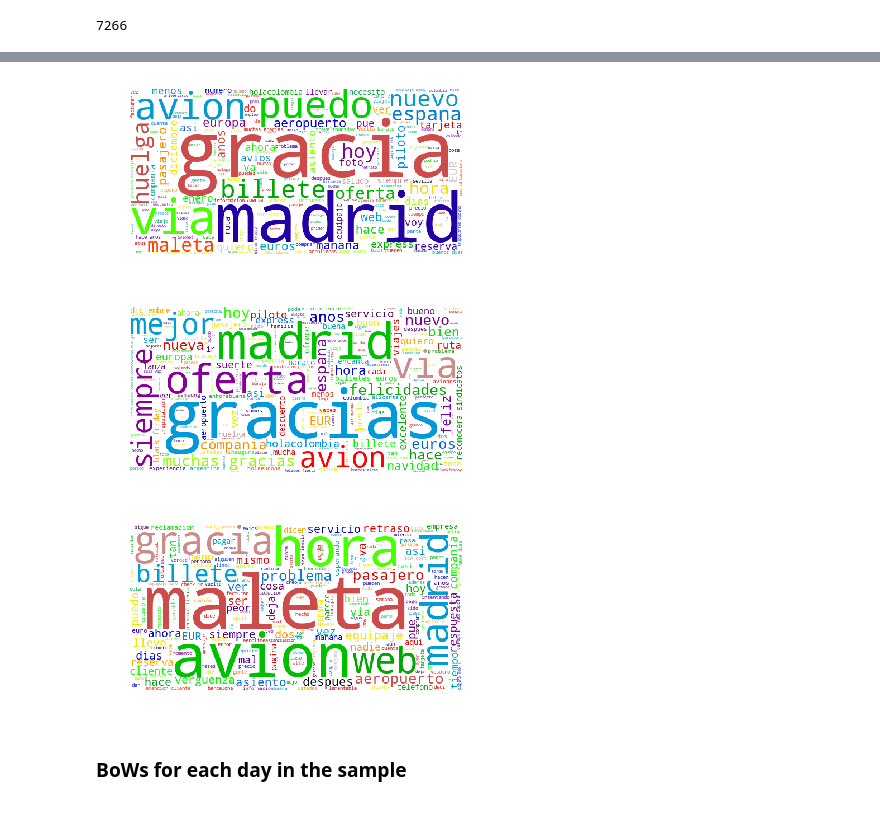
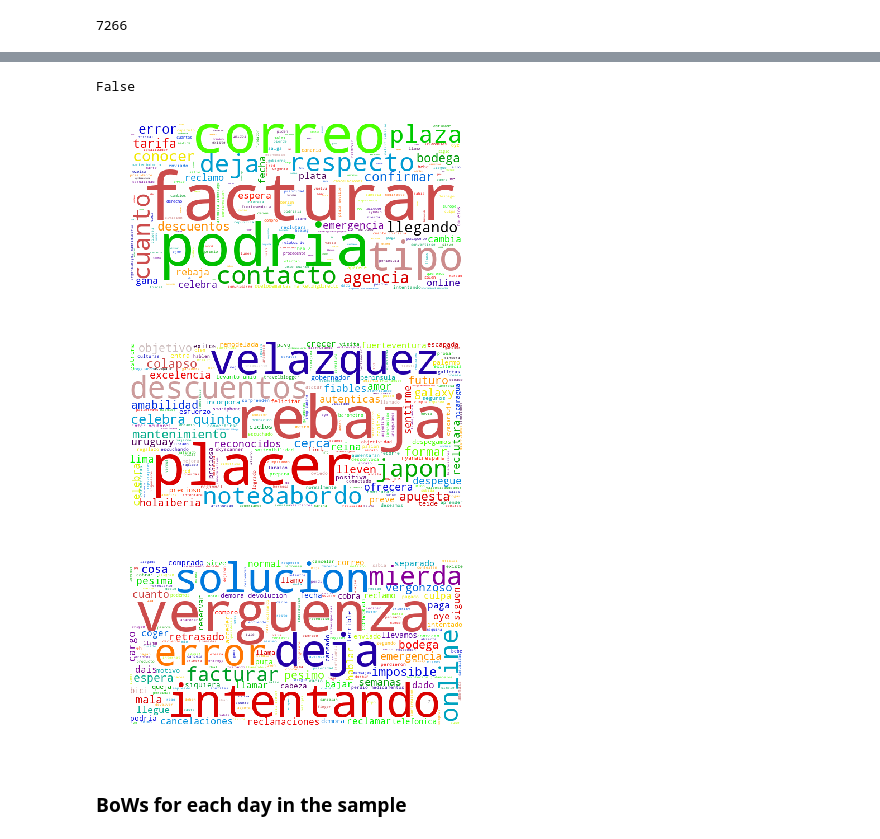
Before and after one commit to alfredcas/Feelings, a Jupyter notebook: DatasetAnalysis/DatasetAnalysis/BoWs.ipynb, the cells around one changed output, grey strips where cells are left out. Cells and saved outputs as stored; diff of their text form; code cells hidden in the pictures.

Commit message:
final notebooks and figures

```diff
--- a/DatasetAnalysis/DatasetAnalysis/BoWs.ipynb
+++ b/DatasetAnalysis/DatasetAnalysis/BoWs.ipynb
@@ -126,11 +126,15 @@ neutres = word_tokenize(all_text['neutral'])
 print(len(positius))
 # %% [output]
 7266
-# %%
-intersection = list(set(positius) & set(negatius))
-tmp = [positius.remove(x) for x in intersection]
-tmp = [negatius.remove(x) for x in intersection]
-
-for x in intersection:
-    if(x in neutres):
-        neutres.remove(x)
+# %%
+from collections import Counter
+
+intersection = list(set(positius) & set(negatius))
+print(len(negatius),len(intersection))
+
+histo=dict()
+for token in intersection:
+    histo[token] = negatius.count(token)
+
+for w in sorted(histo, key=histo.get, reverse=True):
+  print(w, histo[w])
@@ -137,3 +159,12 @@ for x in intersection:
+# %%
+# Remove intersection
+for token in intersection:
+    while token in positius: positius.remove(token)
+    while token in negatius: negatius.remove(token)
+    while token in neutres: neutres.remove(token)
+print('madrid' in positius)
+# %% [output]
+False
 # %%
 from wordcloud import WordCloud, STOPWORDS
 import matplotlib
@@ -147,7 +178,7 @@ def plot_WordCloud(stringplot):
     plt.imshow(wordcloud)
     plt.axis("off")
 # %%
-key = 'neutral'
+key = 'neutralNOintersection'
 sentence = ' '.join(neutres)
 plot_WordCloud(sentence) #all_text[key])
 fig = plt.gcf()
@@ -155,9 +186,9 @@ fig.set_size_inches(6,8)
 fitxer = 'BoW'+'_'+key+'.jpg'
 fig.savefig(fitxer, bbox_inches='tight',dpi=200)
 # %% [output]
-[figure, old version]
+[figure, new version]
 # %%
-key = 'positive'
+key = 'positiveNOintersection'
 sentence = ' '.join(positius)
 plot_WordCloud(sentence) #all_text[key])
 fig = plt.gcf()
@@ -165,17 +196,17 @@ fig.set_size_inches(6,8)
 fitxer = 'BoW'+'_'+key+'.jpg'
 fig.savefig(fitxer, bbox_inches='tight',dpi=200)
 # %% [output]
-[figure, old version]
+[figure, new version]
 # %%
-key = 'negative'
+key = 'negativeNOintersection'
 sentence = ' '.join(negatius)
 plot_WordCloud(sentence) #all_text[key])
 fig = plt.gcf()
 fig.set_size_inches(6,8)
 fitxer = 'BoW'+'_'+key+'.jpg'
 fig.savefig(fitxer, bbox_inches='tight',dpi=400)
 # %% [output]
-[figure, old version]
+[figure, new version]
 # %% [markdown]
 ### BoWs for each day in the sample
 # %%
```
Also changed, not shown: parts of 3 cells of this notebook, 11 other files.
